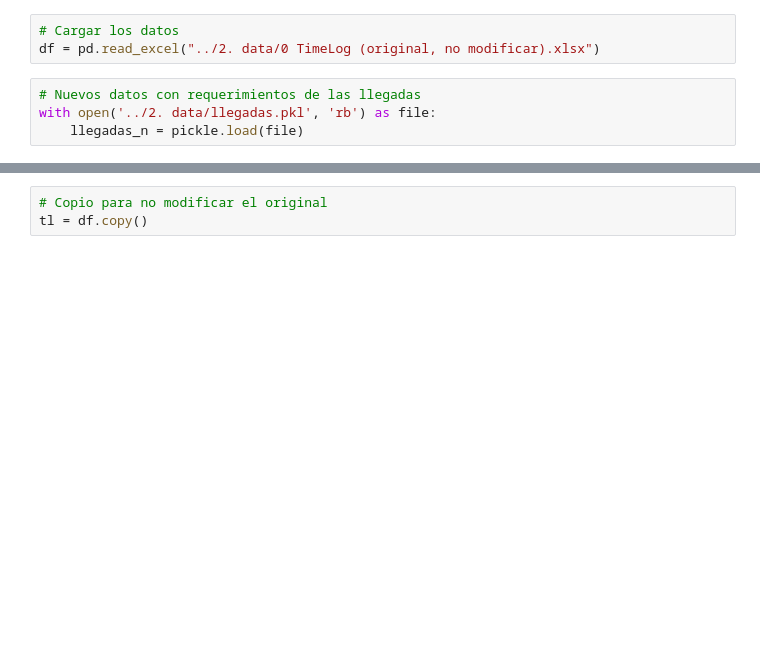
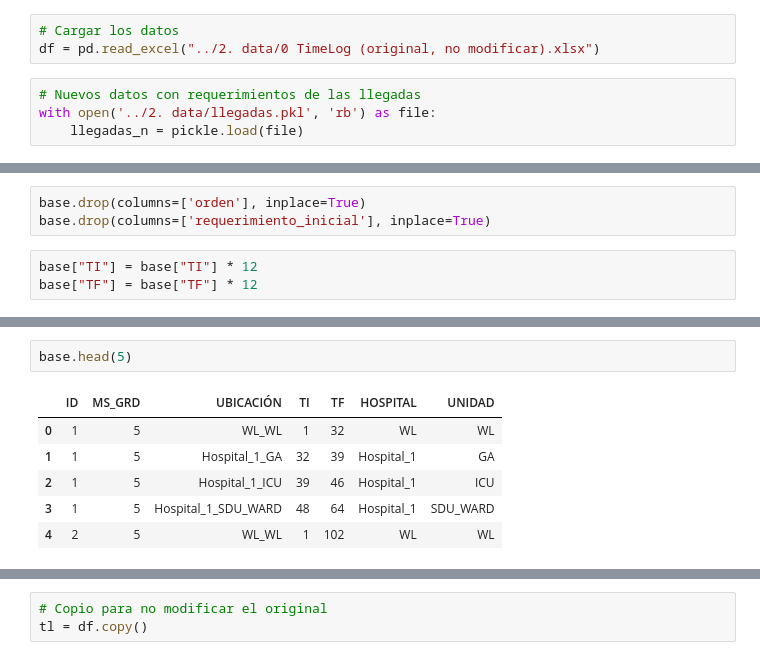
Before and after one commit to franfonte/Capstone, a Jupyter notebook: simulacion/1. codigo analisis/analisis_datos.ipynb, the cells around one changed output, grey strips where cells are left out. Cells and saved outputs as stored; diff of their text form; blank space fills up the shorter version.

```diff
--- a/simulacion/1. codigo analisis/analisis_datos.ipynb
+++ b/simulacion/1. codigo analisis/analisis_datos.ipynb
@@ -45,0 +25,6 @@ print(cantidad)
+# %%
+base.drop(columns=['orden'], inplace=True)
+base.drop(columns=['requerimiento_inicial'], inplace=True)
+# %%
+base["TI"] = base["TI"] * 12
+base["TF"] = base["TF"] * 12
@@ -45,0 +40,9 @@ print(cantidad)
+# %%
+base.head(5)
+# %% [output]
+|  | ID | MS_GRD | UBICACIÓN | TI | TF | HOSPITAL | UNIDAD |
+| 0 | 1 | 5 | WL_WL | 1 | 32 | WL | WL |
+| 1 | 1 | 5 | Hospital_1_GA | 32 | 39 | Hospital_1 | GA |
+| 2 | 1 | 5 | Hospital_1_ICU | 39 | 46 | Hospital_1 | ICU |
+| 3 | 1 | 5 | Hospital_1_SDU_WARD | 48 | 64 | Hospital_1 | SDU_WARD |
+| 4 | 2 | 5 | WL_WL | 1 | 102 | WL | WL |
```
Also changed, not shown: parts of 13 cells of this notebook, 15 other files.
